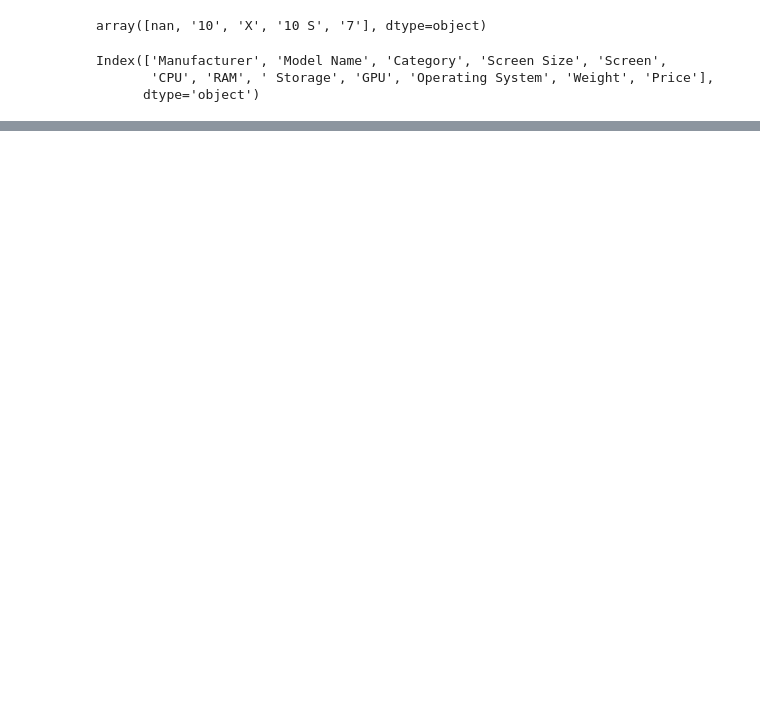
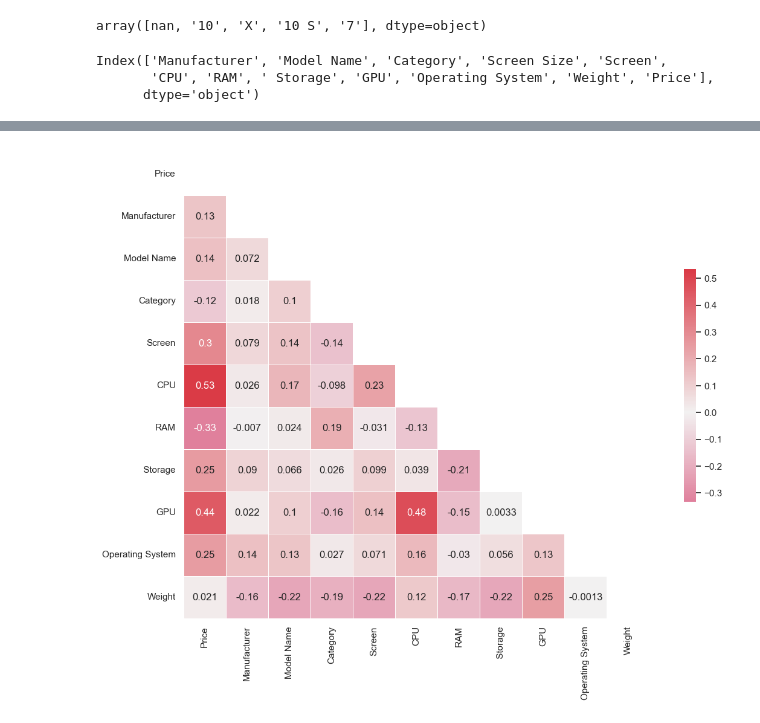
Before and after one commit to dapafer/kaggle-competition, a Jupyter notebook: src/EDA.ipynb, the cells around one changed output, grey strips where cells are left out. Drawn from its saved outputs; the diff is of its cells as text; code cells hidden in the pictures; blank space fills up the shorter version.

```diff
--- a/src/EDA.ipynb
+++ b/src/EDA.ipynb
@@ -103,0 +200,24 @@ sns.heatmap(train.corr(),
+# %%
+# eliminar columna "Screen Size" al estar correlacionada
+norm = norm.drop('Screen Size', axis=1)
+# %%
+# observar correlacion de nuevo
+numeric_columns = norm.select_dtypes(include=['int64', 'float64'])
+correlation_matrix = numeric_columns.corr()
+
+mask=np.triu(np.ones_like(correlation_matrix, dtype=bool))
+
+sns.set(style='white')
+cmap=sns.diverging_palette(0, 10, as_cmap=True)
+plt.figure(figsize=(15, 10))
+
+sns.heatmap(correlation_matrix,
+            mask=mask,
+            cmap=cmap,
+            center=0,
+            square=True,
+            annot=True,
+            linewidths=0.5,
+            cbar_kws={'shrink': 0.5});
+# %% [output]
+[figure, added]
```
Also changed, not shown: parts of 13 cells of this notebook.
